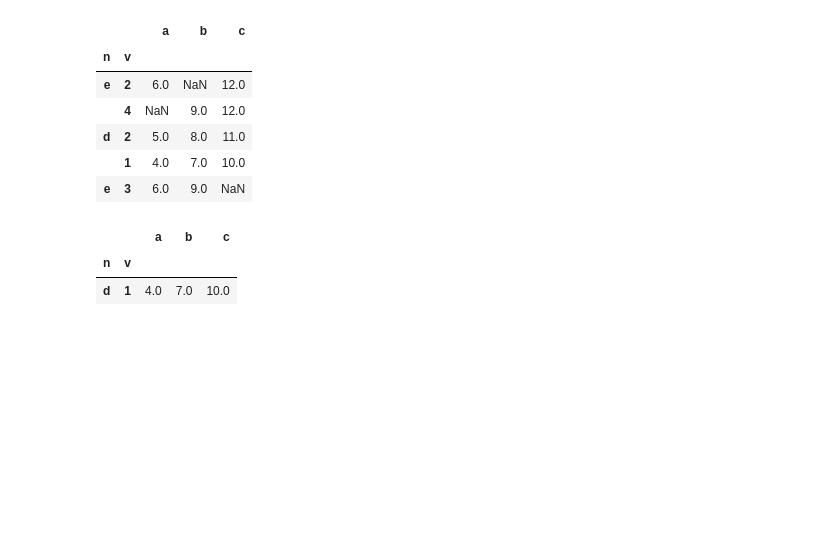
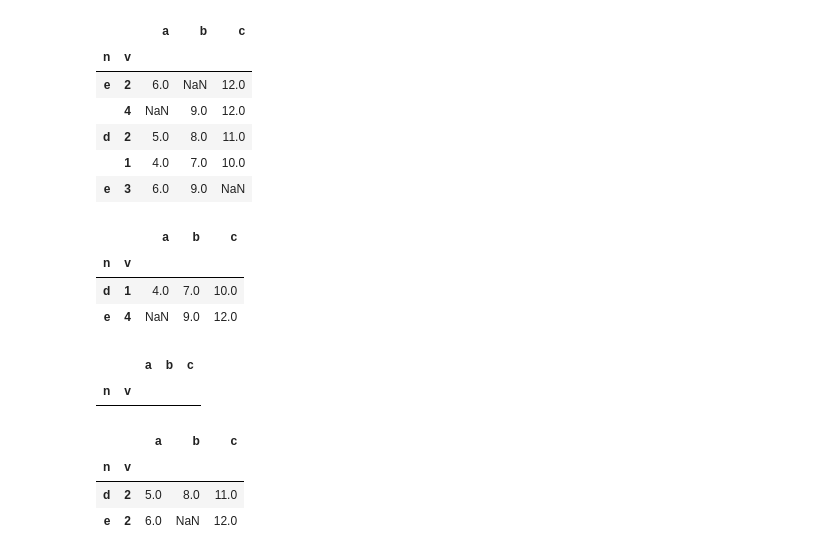
Before and after one commit to im-not-developer/pandas_10min, a Jupyter notebook: pandas_10min_class_05_29.ipynb, the cells around one changed output. Saved outputs shown, nothing was run; the diff lists cells and outputs as text; code cells hidden in the pictures; blank space fills up the shorter version.

```diff
--- a/pandas_10min_class_05_29.ipynb
+++ b/pandas_10min_class_05_29.ipynb
@@ -73,13 +75,37 @@ df.sample(frac=1)
 | e | 3 | 6.0 | 9.0 | NaN |
 # %%
 """
+sample에는 다양한 매개변수가 있다.
+n 매개변수가 들어감
 
-n 매개변수
 Randomly select n rows.
 
 """
-df.sample(n=1)
+df.sample(n=2)
 # %% [output]
 |  |  | a | b | c |
 | n | v |  |  |  |
 | d | 1 | 4.0 | 7.0 | 10.0 |
+| e | 4 | NaN | 9.0 | 12.0 |
+# %%
+
+"""
+시작하는 인덱스와 끝나는 인덱스를 정해줄 수 있다.
+
+값이 안나오는 이유는 해당 인덱스가 없기 때문이다.
+"""
+
+df.iloc[10:20]
+# %% [output]
+|  |  | a | b | c |
+| n | v |  |  |  |
+# %%
+"""
+인덱스 1부터 3까지 가져온다.
+"""
+df.iloc[1:3]
+# %% [output]
+|  |  | a | b | c |
+| n | v |  |  |  |
+| d | 2 | 5.0 | 8.0 | 11.0 |
+| e | 2 | 6.0 | NaN | 12.0 |
```
Also changed, not shown: parts of 14 cells of this notebook.
